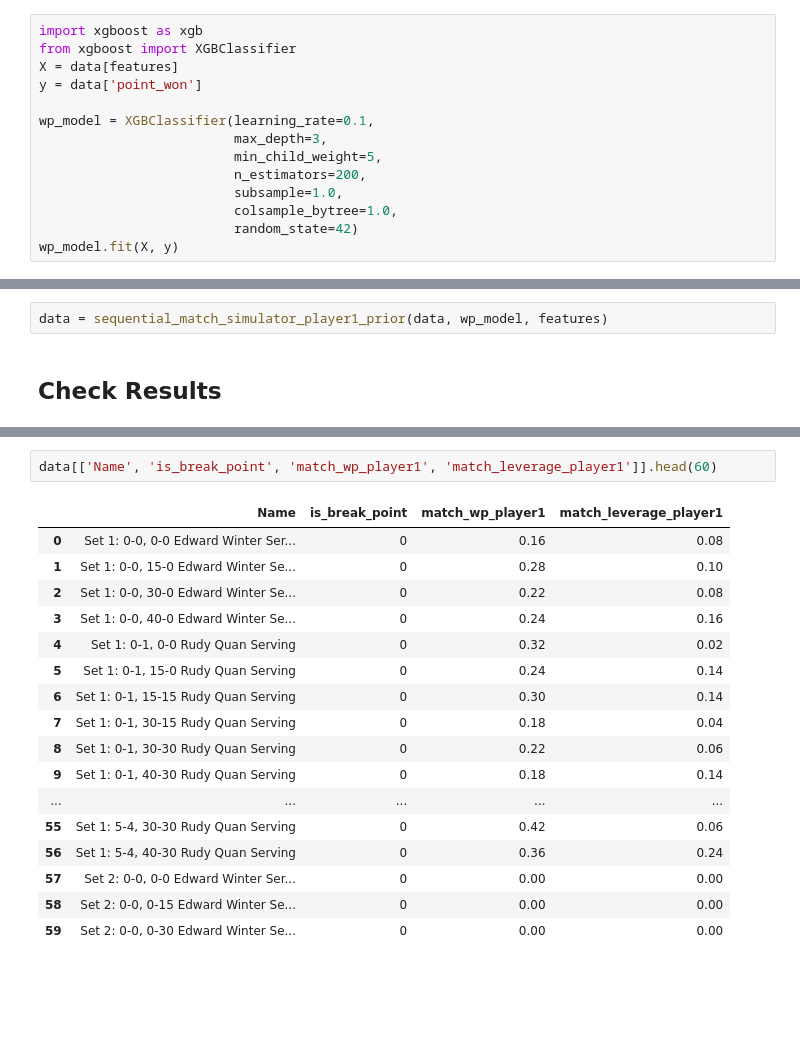
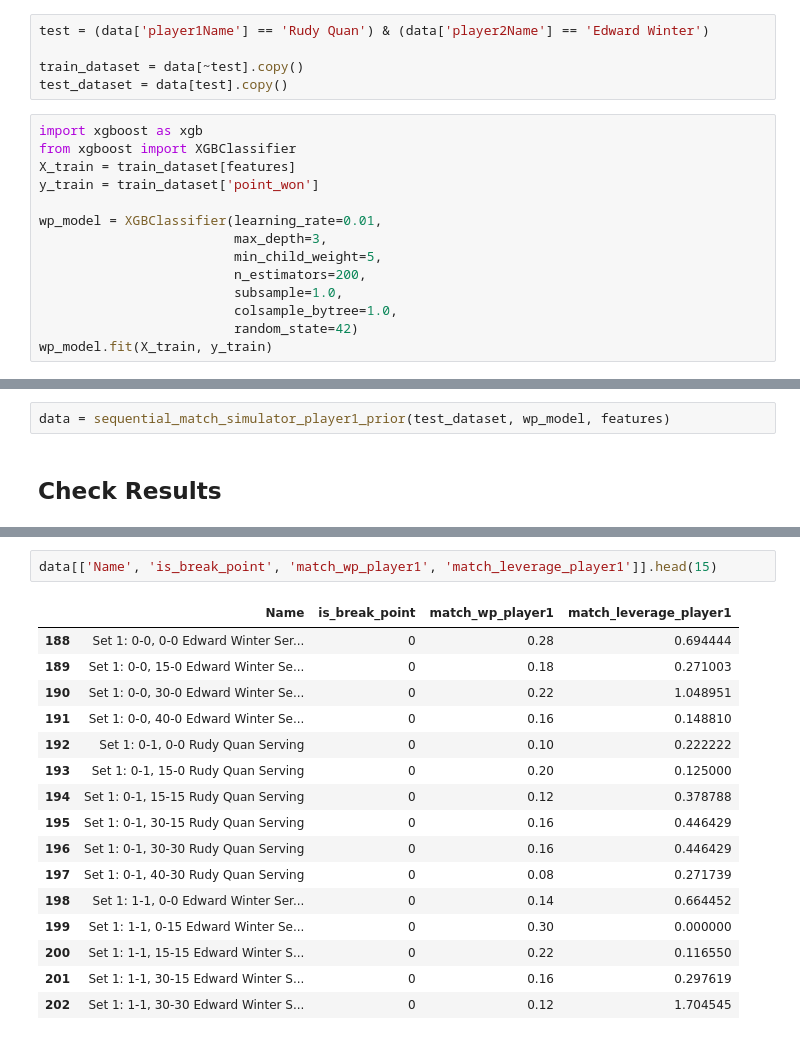
Before and after one commit to bruin-tennis-consulting/analytics, a Jupyter notebook: models/leverage_index.ipynb, the cells around one changed output, grey strips where cells are left out. Drawn from its saved outputs; the diff is of its cells as text; blank space fills up the shorter version.

Commit message:
Added data and updated leverage calculation

```diff
--- a/models/leverage_index.ipynb
+++ b/models/leverage_index.ipynb
@@ -56,20 +35,25 @@ features = ['player1_sets','player2_sets',
             'server_is_player1']
 # %% [markdown]
 # Win Probability Model (in player1's pov)
+# %%
+test = (data['player1Name'] == 'Rudy Quan') & (data['player2Name'] == 'Edward Winter')
+
+train_dataset = data[~test].copy()
+test_dataset = data[test].copy()
 # %%
 import xgboost as xgb
 from xgboost import XGBClassifier
-X = data[features]
-y = data['point_won']
+X_train = train_dataset[features]
+y_train = train_dataset['point_won']
 
-wp_model = XGBClassifier(learning_rate=0.1,
+wp_model = XGBClassifier(learning_rate=0.01,
                          max_depth=3,
                          min_child_weight=5,
                          n_estimators=200,
                          subsample=1.0,
                          colsample_bytree=1.0,
                          random_state=42)
-wp_model.fit(X, y)
+wp_model.fit(X_train, y_train)
 # %% [output]
 XGBClassifier(base_score=None, booster=None, callbacks=None,
               colsample_bylevel=None, colsample_bynode=None,
@@ -268,6 +249,6 @@ def sequential_match_simulator_player1_prior(df, wp_model, features, n_sims=50):
     df['match_leverage_player1'] = leverage_list
     return df
 # %%
-data = sequential_match_simulator_player1_prior(data, wp_model, features)
+data = sequential_match_simulator_player1_prior(test_dataset, wp_model, features)
 # %% [markdown]
 ## Check Results
@@ -290,20 +255,19 @@ data.head(70)
 # %%
-data[['Name', 'is_break_point', 'match_wp_player1', 'match_leverage_player1']].head(60)
+data[['Name', 'is_break_point', 'match_wp_player1', 'match_leverage_player1']].head(15)
 # %% [output]
 |  | Name | is_break_point | match_wp_player1 | match_leverage_player1 |
-| 0 | Set 1: 0-0, 0-0 Edward Winter Ser... | 0 | 0.16 | 0.08 |
-| 1 | Set 1: 0-0, 15-0 Edward Winter Se... | 0 | 0.28 | 0.10 |
-| 2 | Set 1: 0-0, 30-0 Edward Winter Se... | 0 | 0.22 | 0.08 |
-| 3 | Set 1: 0-0, 40-0 Edward Winter Se... | 0 | 0.24 | 0.16 |
-| 4 | Set 1: 0-1, 0-0 Rudy Quan Serving | 0 | 0.32 | 0.02 |
-| 5 | Set 1: 0-1, 15-0 Rudy Quan Serving | 0 | 0.24 | 0.14 |
-| 6 | Set 1: 0-1, 15-15 Rudy Quan Serving | 0 | 0.30 | 0.14 |
-| 7 | Set 1: 0-1, 30-15 Rudy Quan Serving | 0 | 0.18 | 0.04 |
-| 8 | Set 1: 0-1, 30-30 Rudy Quan Serving | 0 | 0.22 | 0.06 |
-| 9 | Set 1: 0-1, 40-30 Rudy Quan Serving | 0 | 0.18 | 0.14 |
-| ... | ... | ... | ... | ... |
-| 55 | Set 1: 5-4, 30-30 Rudy Quan Serving | 0 | 0.42 | 0.06 |
-| 56 | Set 1: 5-4, 40-30 Rudy Quan Serving | 0 | 0.36 | 0.24 |
-| 57 | Set 2: 0-0, 0-0 Edward Winter Ser... | 0 | 0.00 | 0.00 |
-| 58 | Set 2: 0-0, 0-15 Edward Winter Se... | 0 | 0.00 | 0.00 |
-| 59 | Set 2: 0-0, 0-30 Edward Winter Se... | 0 | 0.00 | 0.00 |
+| 188 | Set 1: 0-0, 0-0 Edward Winter Ser... | 0 | 0.28 | 0.694444 |
+| 189 | Set 1: 0-0, 15-0 Edward Winter Se... | 0 | 0.18 | 0.271003 |
+| 190 | Set 1: 0-0, 30-0 Edward Winter Se... | 0 | 0.22 | 1.048951 |
+| 191 | Set 1: 0-0, 40-0 Edward Winter Se... | 0 | 0.16 | 0.148810 |
+| 192 | Set 1: 0-1, 0-0 Rudy Quan Serving | 0 | 0.10 | 0.222222 |
+| 193 | Set 1: 0-1, 15-0 Rudy Quan Serving | 0 | 0.20 | 0.125000 |
+| 194 | Set 1: 0-1, 15-15 Rudy Quan Serving | 0 | 0.12 | 0.378788 |
+| 195 | Set 1: 0-1, 30-15 Rudy Quan Serving | 0 | 0.16 | 0.446429 |
+| 196 | Set 1: 0-1, 30-30 Rudy Quan Serving | 0 | 0.16 | 0.446429 |
+| 197 | Set 1: 0-1, 40-30 Rudy Quan Serving | 0 | 0.08 | 0.271739 |
+| 198 | Set 1: 1-1, 0-0 Edward Winter Ser... | 0 | 0.14 | 0.664452 |
+| 199 | Set 1: 1-1, 0-15 Edward Winter Se... | 0 | 0.30 | 0.000000 |
+| 200 | Set 1: 1-1, 15-15 Edward Winter S... | 0 | 0.22 | 0.116550 |
+| 201 | Set 1: 1-1, 30-15 Edward Winter S... | 0 | 0.16 | 0.297619 |
+| 202 | Set 1: 1-1, 30-30 Edward Winter S... | 0 | 0.12 | 1.704545 |
```
Also changed, not shown: parts of 9 cells of this notebook, 5 other files.
